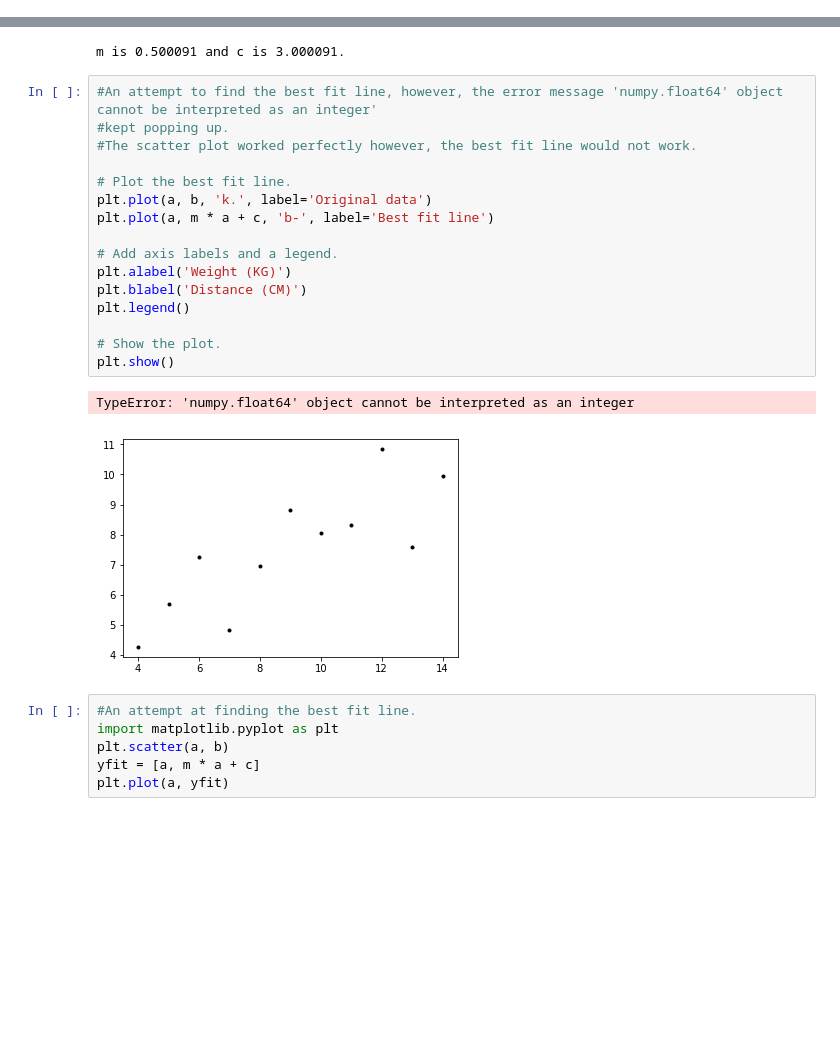
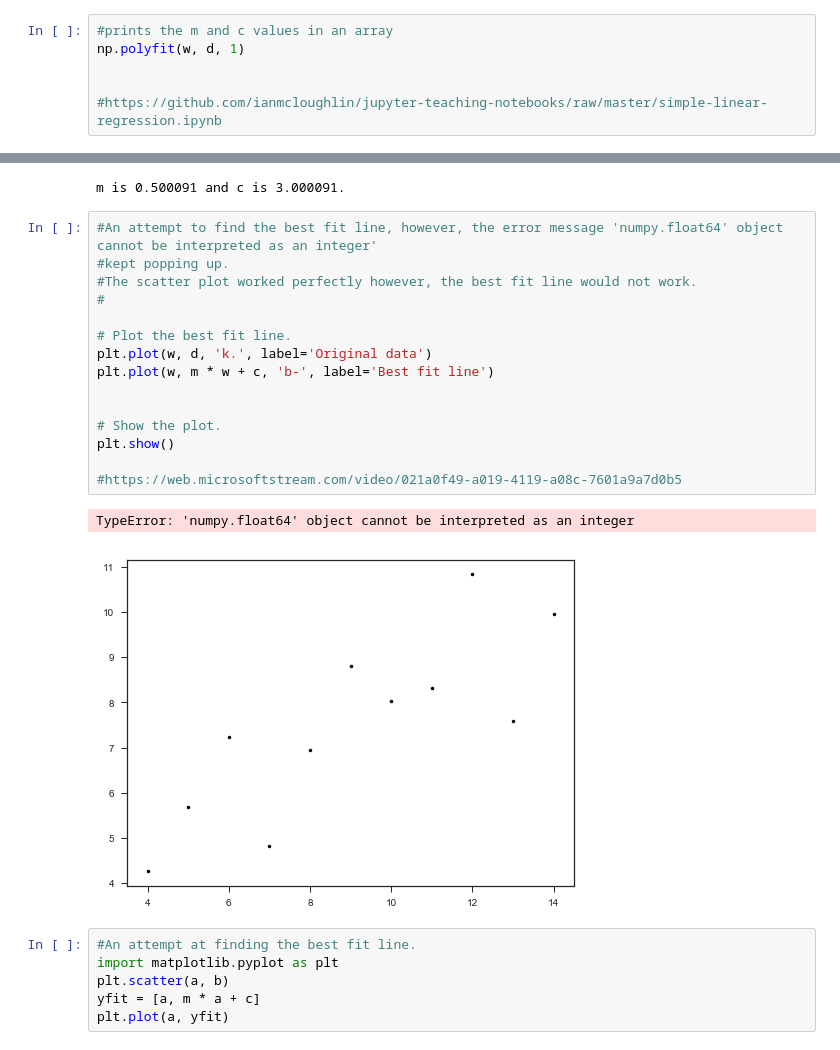
Before and after one commit to nualagallagher/fundamentals-of-data-analysis, a Jupyter notebook: fundamentals of data analysis assignment.ipynb, the cells around one changed output, grey strips where cells are left out. Cells and saved outputs as stored; diff of their text form; blank space fills up the shorter version.

```diff
--- a/fundamentals of data analysis assignment.ipynb
+++ b/fundamentals of data analysis assignment.ipynb
@@ -113,0 +119,6 @@ m is 0.500091 and c is 3.000091
+# %%
+#prints the m and c values in an array
+np.polyfit(w, d, 1)
+
+
+#https://github.com/ianmcloughlin/jupyter-teaching-notebooks/raw/master/simple-linear-regression.ipynb
@@ -126,22 +139,21 @@ m is 0.500091 and c is 3.000091.
 # %%
 #An attempt to find the best fit line, however, the error message 'numpy.float64' object cannot be interpreted as an integer'
 #kept popping up.
 #The scatter plot worked perfectly however, the best fit line would not work.
+#
 
 # Plot the best fit line.
-plt.plot(a, b, 'k.', label='Original data')
-plt.plot(a, m * a + c, 'b-', label='Best fit line')
+plt.plot(w, d, 'k.', label='Original data')
+plt.plot(w, m * w + c, 'b-', label='Best fit line')
 
-# Add axis labels and a legend.
-plt.alabel('Weight (KG)')
-plt.blabel('Distance (CM)')
-plt.legend()
 
 # Show the plot.
 plt.show()
+
+#https://web.microsoftstream.com/video/021a0f49-a019-4119-a08c-7601a9a7d0b5
 # %% [output]
 TypeError: 'numpy.float64' object cannot be interpreted as an integer
-[figure, old version]
+[figure, new version]
 # %%
 #An attempt at finding the best fit line.
 import matplotlib.pyplot as plt
```
Also changed, not shown: parts of 8 cells of this notebook.
